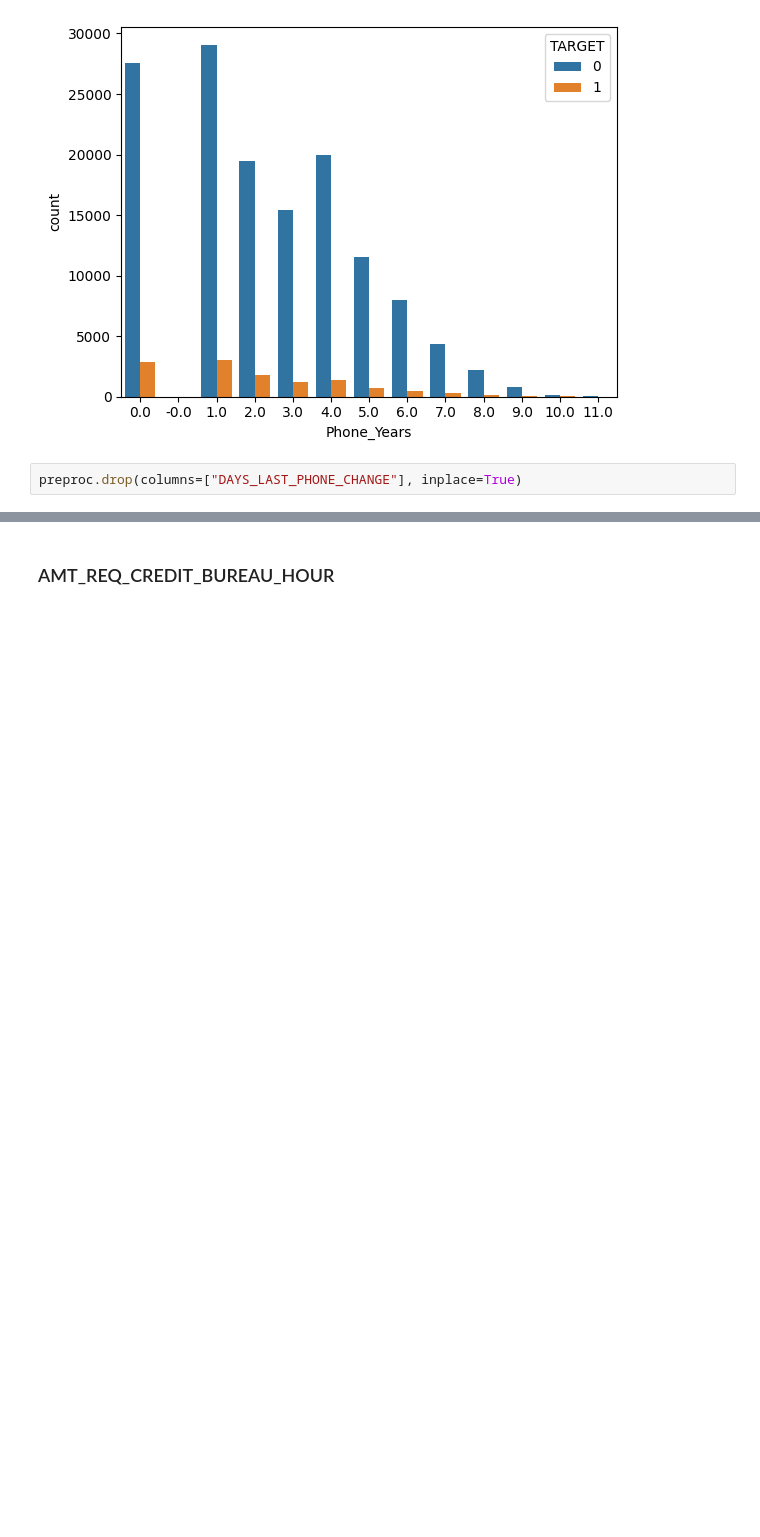
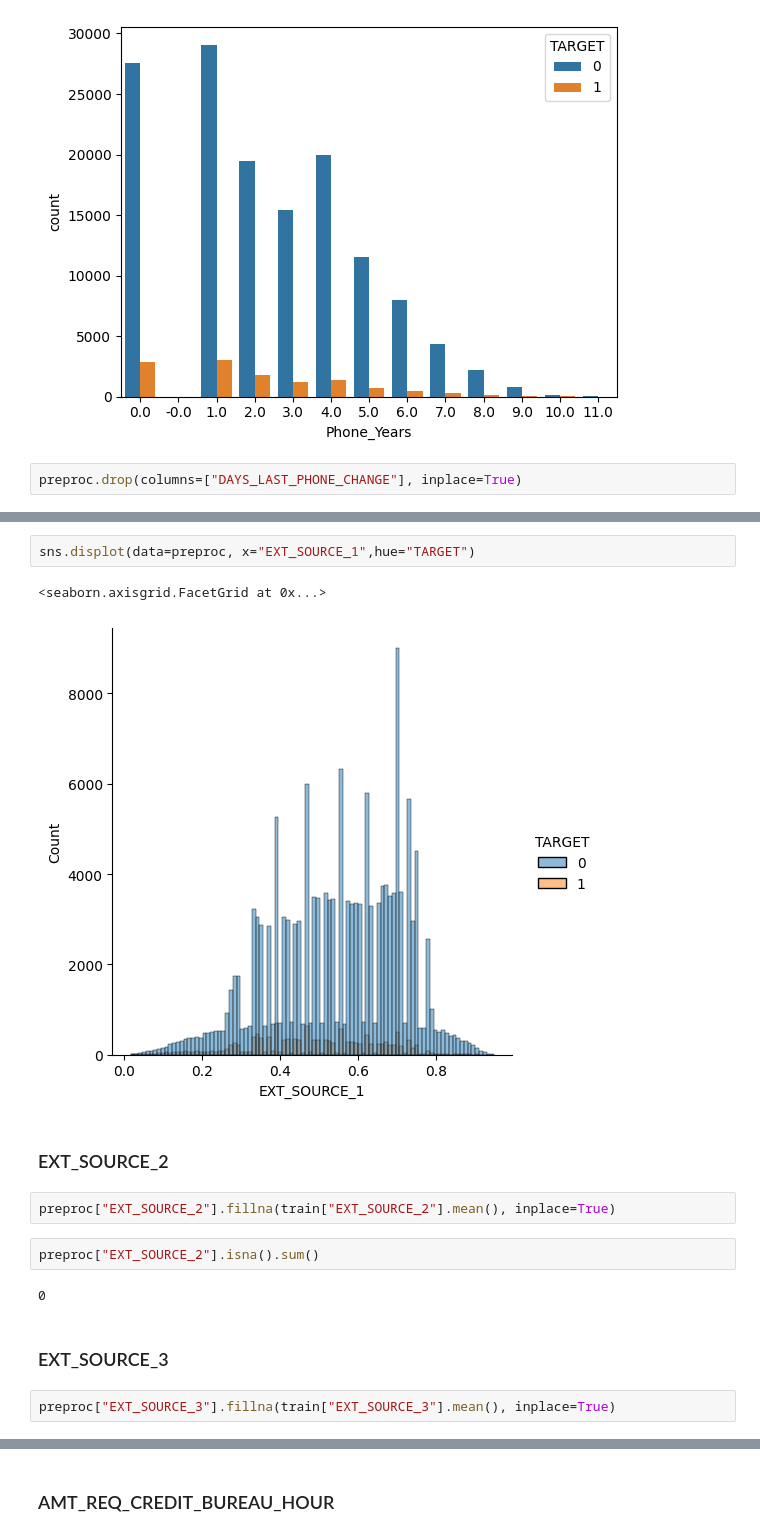
Before and after one commit to kirisame-ame/GCI-Competition, a Jupyter notebook: tutorial.ipynb, the cells around one changed output, grey strips where cells are left out. Saved outputs shown, nothing was run; the diff lists cells and outputs as text; blank space fills up the shorter version.

```diff
--- a/tutorial.ipynb
+++ b/tutorial.ipynb
@@ -1030,0 +1113,17 @@ preproc.drop(columns=["DAYS_LAST_PHONE_CHANGE"], inplace=True)
+# %%
+sns.displot(data=preproc, x="EXT_SOURCE_1",hue="TARGET")
+# %% [output]
+<seaborn.axisgrid.FacetGrid at 0x...>
+[figure, added]
+# %% [markdown]
+### EXT_SOURCE_2
+# %%
+preproc["EXT_SOURCE_2"].fillna(train["EXT_SOURCE_2"].mean(), inplace=True)
+# %%
+preproc["EXT_SOURCE_2"].isna().sum()
+# %% [output]
+0
+# %% [markdown]
+### EXT_SOURCE_3
+# %%
+preproc["EXT_SOURCE_3"].fillna(train["EXT_SOURCE_3"].mean(), inplace=True)
```
Also changed, not shown: parts of 61 cells of this notebook, 4 other files.
